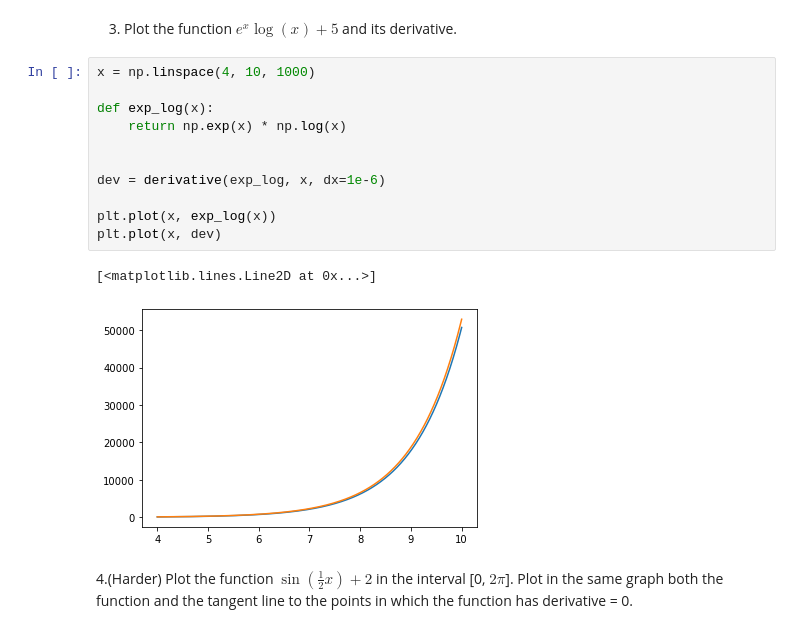
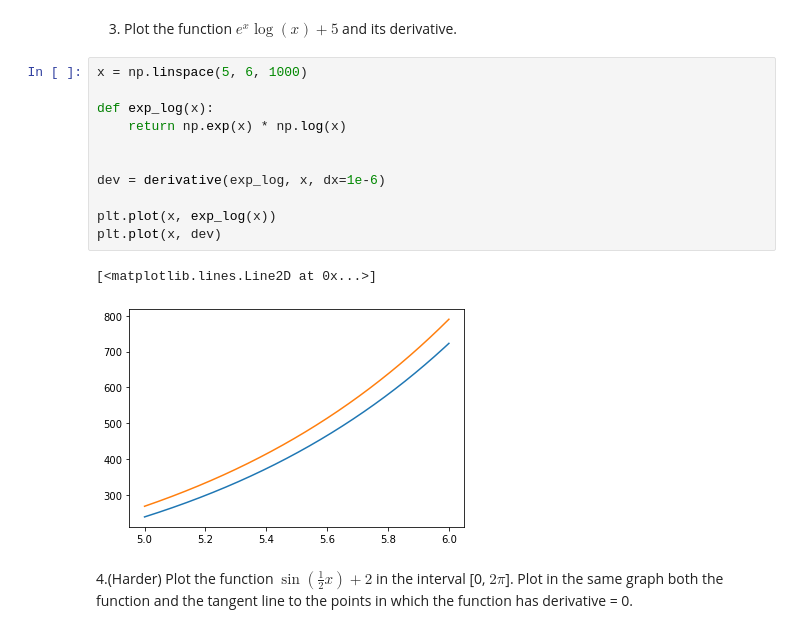
Before and after one commit to peterzorve/Strive_School_Journey, a Jupyter notebook: 12. Calculus/Drawing Functions in Python.ipynb, the cells around one changed output. Saved outputs shown, nothing was run; the diff lists cells and outputs as text.

```diff
--- a/12. Calculus/Drawing Functions in Python.ipynb
+++ b/12. Calculus/Drawing Functions in Python.ipynb
@@ -290,19 +290,19 @@ plt.plot(x, log(x))
 # %% [markdown]
 3. Plot the function $e^{x}\log(x)+5$ and its derivative.
 # %%
-x = np.linspace(4, 10, 1000)
+x = np.linspace(5, 6, 1000)
 
 def exp_log(x):
     return np.exp(x) * np.log(x)
 
 
 dev = derivative(exp_log, x, dx=1e-6)
 
 plt.plot(x, exp_log(x))
 plt.plot(x, dev)
 # %% [output]
 [<matplotlib.lines.Line2D at 0x...>]
-[figure, old version]
+[figure, new version]
 # %% [markdown]
 4.(Harder) Plot the function $\sin(\frac{1}{2}x)+2$ in the interval \[0, $2\pi$\]. Plot in the same graph both the function and the tangent line to the points in which the function has derivative = 0.
 # %%
```
Also changed, not shown: 42 other files.
